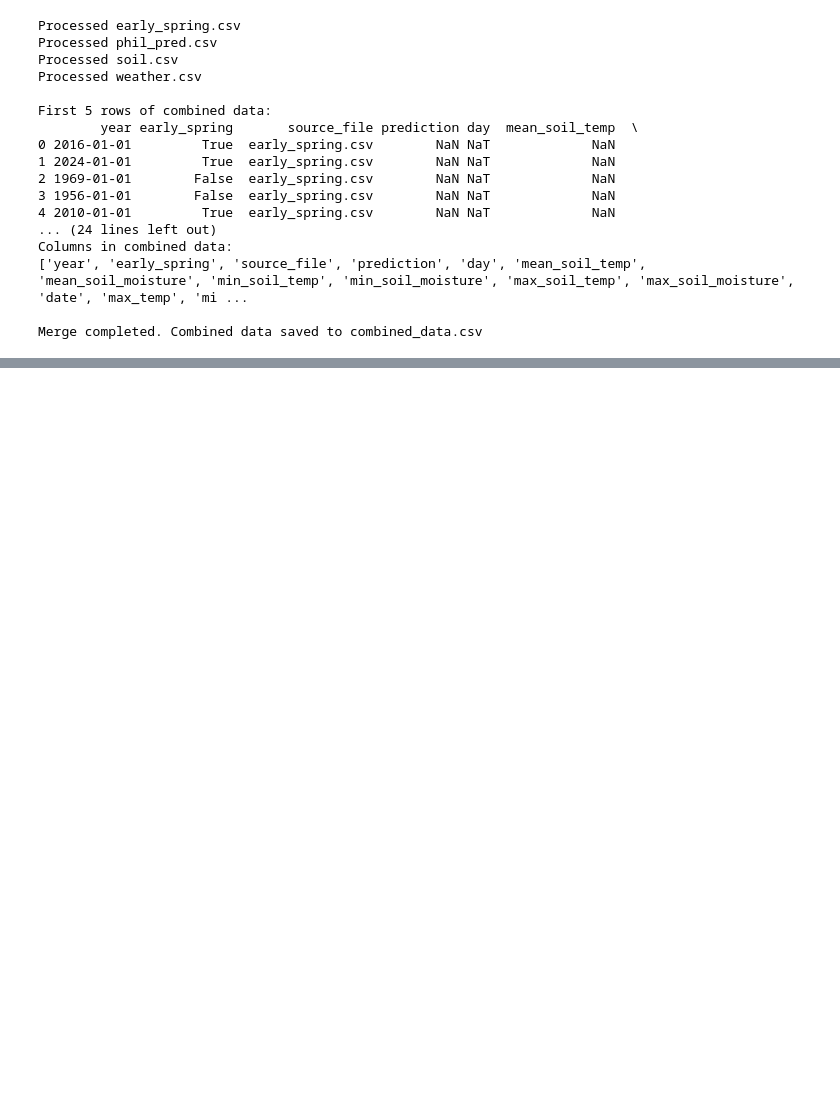
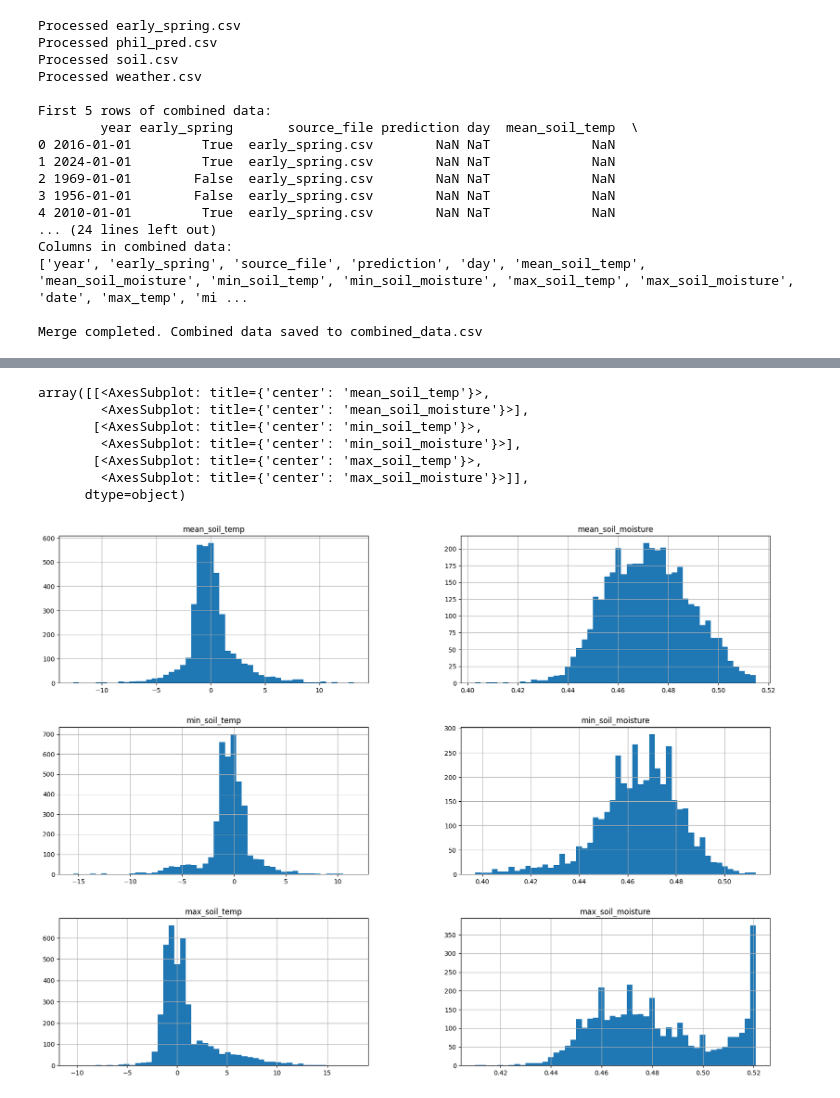
Before and after one commit to FranThe3rd/Spring-Predictor-ML, a Jupyter notebook: SpringPredictor.ipynb, the cells around one changed output, grey strips where cells are left out. Cells and saved outputs as stored; diff of their text form; code cells hidden in the pictures; blank space fills up the shorter version.

```diff
--- a/SpringPredictor.ipynb
+++ b/SpringPredictor.ipynb
@@ -70,2 +102,13 @@ Merge completed. Combined data saved to combined_data.csv
 # %%
 data = pd.read_csv('combined_data.csv')
+# %%
+data.hist(bins=50, figsize=(20,15))
+# %% [output]
+array([[<AxesSubplot: title={'center': 'mean_soil_temp'}>,
+        <AxesSubplot: title={'center': 'mean_soil_moisture'}>],
+       [<AxesSubplot: title={'center': 'min_soil_temp'}>,
+        <AxesSubplot: title={'center': 'min_soil_moisture'}>],
+       [<AxesSubplot: title={'center': 'max_soil_temp'}>,
+        <AxesSubplot: title={'center': 'max_soil_moisture'}>]],
+      dtype=object)
+[figure, added]
```
Also changed, not shown: parts of 5 cells of this notebook.
